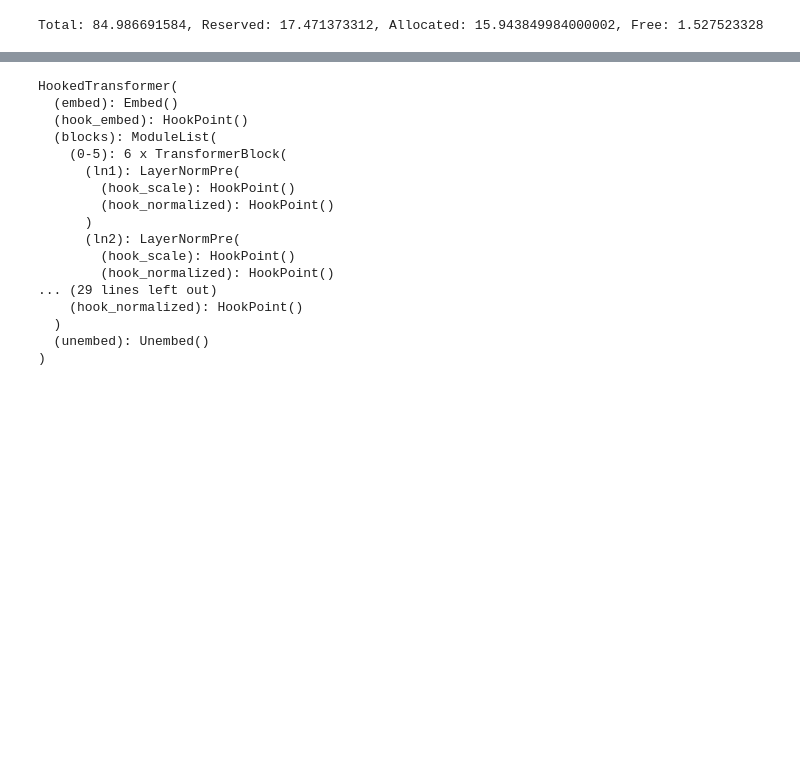
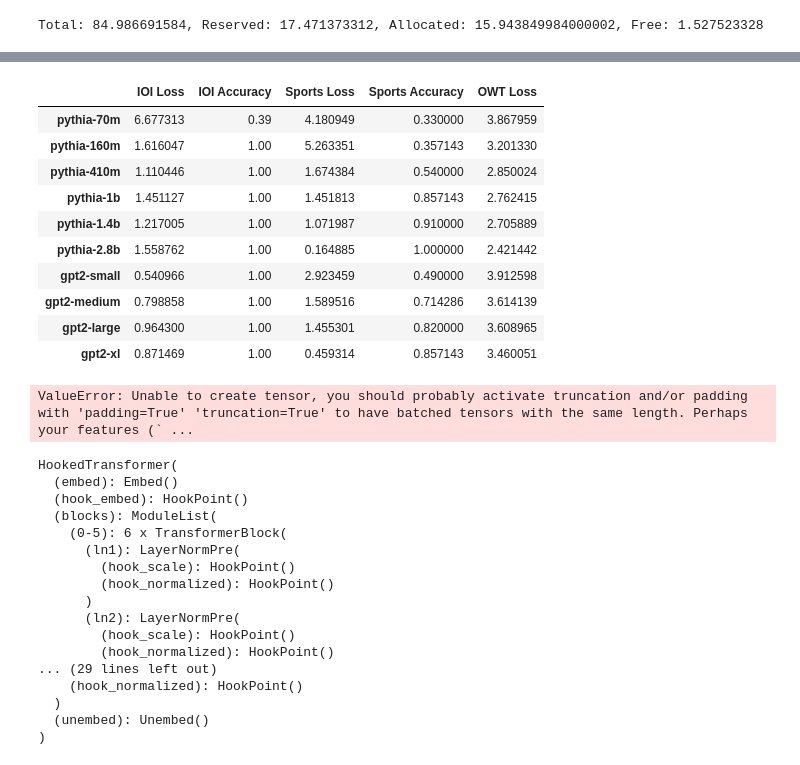
Before and after one commit to magikarp01/tasks, a Jupyter notebook: task_testing.ipynb, the cells around one changed output, grey strips where cells are left out. Saved outputs shown, nothing was run; the diff lists cells and outputs as text; code cells hidden in the pictures; blank space fills up the shorter version.

```diff
--- a/task_testing.ipynb
+++ b/task_testing.ipynb
@@ -220,13 +291,18 @@ Total: 84.986691584, Reserved: 17.471373312, Allocated: 15.943849984000002, Free
 # %%
 
-# model sizes: 70M, 160M, 410M, 1B, 1.4B, 2.8B, 6.9B, and 12B
-models = [
-    HookedTransformer.from_pretrained("pythia-70m"),
-    HookedTransformer.from_pretrained("pythia-160m"),
-    HookedTransformer.from_pretrained("pythia-410m"),
-    HookedTransformer.from_pretrained("pythia-1b"),
-    HookedTransformer.from_pretrained("pythia-1.4b"),
-    HookedTransformer.from_pretrained("pythia-2.8b"),
-]
+# pythia model sizes: 70M, 160M, 410M, 1B, 1.4B, 2.8B, 6.9B, and 12B
+models = {
+    "pythia-70m": HookedTransformer.from_pretrained("pythia-70m"),
+    "pythia-160m": HookedTransformer.from_pretrained("pythia-160m"),
+    "pythia-410m": HookedTransformer.from_pretrained("pythia-410m"),
+    "pythia-1b": HookedTransformer.from_pretrained("pythia-1b"),
+    "pythia-1.4b": HookedTransformer.from_pretrained("pythia-1.4b"),
+    "pythia-2.8b": HookedTransformer.from_pretrained("pythia-2.8b"),
+
+    "gpt2-small": HookedTransformer.from_pretrained("gpt2"),
+    "gpt2-medium": HookedTransformer.from_pretrained("gpt2-medium"),
+    "gpt2-large": HookedTransformer.from_pretrained("gpt2-large"),
+    "gpt2-xl": HookedTransformer.from_pretrained("gpt2-xl"),
+}
 # %% [output]
 Loaded pretrained model pythia-70m into HookedTransformer
@@ -238,5 +317,0 @@ Loaded pretrained model pythia-2.8b into HookedTransformer
-# %%
-sports_task = SportsTask(batch_size=1000, tokenizer=pythia_tokenizer)
-model_sizes = ["70M", "160M", "410M", "1B", "1.4B", "2.8B"]
-for model_size, model in zip(model_sizes, models):
-    print(f"For {model_size}, loss is {sports_task.get_test_loss(model)}, sports accuracy is {sports_task.get_test_accuracy(model)}, overall accuracy is {sports_task.get_test_accuracy(model, check_all_logits=True)}")
@@ -249,0 +327,15 @@ For 2.8B, loss is 0.1621176153421402, sports accuracy is 0.9968152866242038, ove
+# %%
+accuracy_df = pd.DataFrame(columns=['IOI Loss', 'IOI Accuracy', 'Sports Loss', 'Sports Accuracy', 'OWT Loss'])
+
+for model_name, model in models.items():
+    if "pythia" in model_name:
+        # print(f"For {model_name} on IOI, loss is {ioi_pythia.get_test_loss(model)}, ioi accuracy is {ioi_pythia.get_test_accuracy(model)}, overall accuracy is {ioi_pythia.get_test_accuracy(model, check_all_logits=True)}")
+        # print(f"For {model_name} on Sports, loss is {sports_pythia.get_test_loss(model)}, sports accuracy is {sports_pythia.get_test_accuracy(model)}, overall accuracy is {sports_pythia.get_test_accuracy(model, check_all_logits=True)}")
+
+        accuracy_df.loc[model_name] = [ioi_pythia.get_test_loss(model).item(), ioi_pythia.get_test_accuracy(model), sports_pythia.get_test_loss(model).item(), sports_pythia.get_test_accuracy(model), owt_pythia.get_test_loss(model).item()]
+
+    elif "gpt2" in model_name:
+        # print(f"For {model_name} on IOI, loss is {ioi_gpt2.get_test_loss(model)}, ioi accuracy is {ioi_gpt2.get_test_accuracy(model)}, overall accuracy is {ioi_gpt2.get_test_accuracy(model, check_all_logits=True)}")
+        # print(f"For {model_name} on Sports, loss is {sports_gpt2.get_test_loss(model)}, sports accuracy is {sports_gpt2.get_test_accuracy(model)}, overall accuracy is {sports_gpt2.get_test_accuracy(model, check_all_logits=True)}")
+
+        accuracy_df.loc[model_name] = [ioi_gpt2.get_test_loss(model).item(), ioi_gpt2.get_test_accuracy(model), sports_gpt2.get_test_loss(model).item(), sports_gpt2.get_test_accuracy(model), owt_gpt2.get_test_loss(model).item()]
@@ -250,3 +353,21 @@ For 2.8B, loss is 0.1621176153421402, sports accuracy is 0.9968152866242038, ove
+# %%
+accuracy_df
+# %% [output]
+|  | IOI Loss | IOI Accuracy | Sports Loss | Sports Accuracy | OWT Loss |
+| pythia-70m | 6.677313 | 0.39 | 4.180949 | 0.330000 | 3.867959 |
+| pythia-160m | 1.616047 | 1.00 | 5.263351 | 0.357143 | 3.201330 |
+| pythia-410m | 1.110446 | 1.00 | 1.674384 | 0.540000 | 2.850024 |
+| pythia-1b | 1.451127 | 1.00 | 1.451813 | 0.857143 | 2.762415 |
+| pythia-1.4b | 1.217005 | 1.00 | 1.071987 | 0.910000 | 2.705889 |
+| pythia-2.8b | 1.558762 | 1.00 | 0.164885 | 1.000000 | 2.421442 |
+| gpt2-small | 0.540966 | 1.00 | 2.923459 | 0.490000 | 3.912598 |
+| gpt2-medium | 0.798858 | 1.00 | 1.589516 | 0.714286 | 3.614139 |
+| gpt2-large | 0.964300 | 1.00 | 1.455301 | 0.820000 | 3.608965 |
+| gpt2-xl | 0.871469 | 1.00 | 0.459314 | 0.857143 | 3.460051 |
+# %%
+pythia_tokenizer([' Erica', ' Samuel', ' Joshua', ' Nicole', ' Rebecca', ' Lindsey', ' Nicole', ' Gregory'], return_tensors='pt')
+# %% [output]
+ValueError: Unable to create tensor, you should probably activate truncation and/or padding with 'padding=True' 'truncation=True' to have batched tensors with the same length. Perhaps your features (` ...
 # %%
 # from tasks.inference_utils import generate_text
 # generate_text(models[0], pythia_tokenizer, , 1)
```
Also changed, not shown: parts of 10 cells of this notebook, 4 other files.
